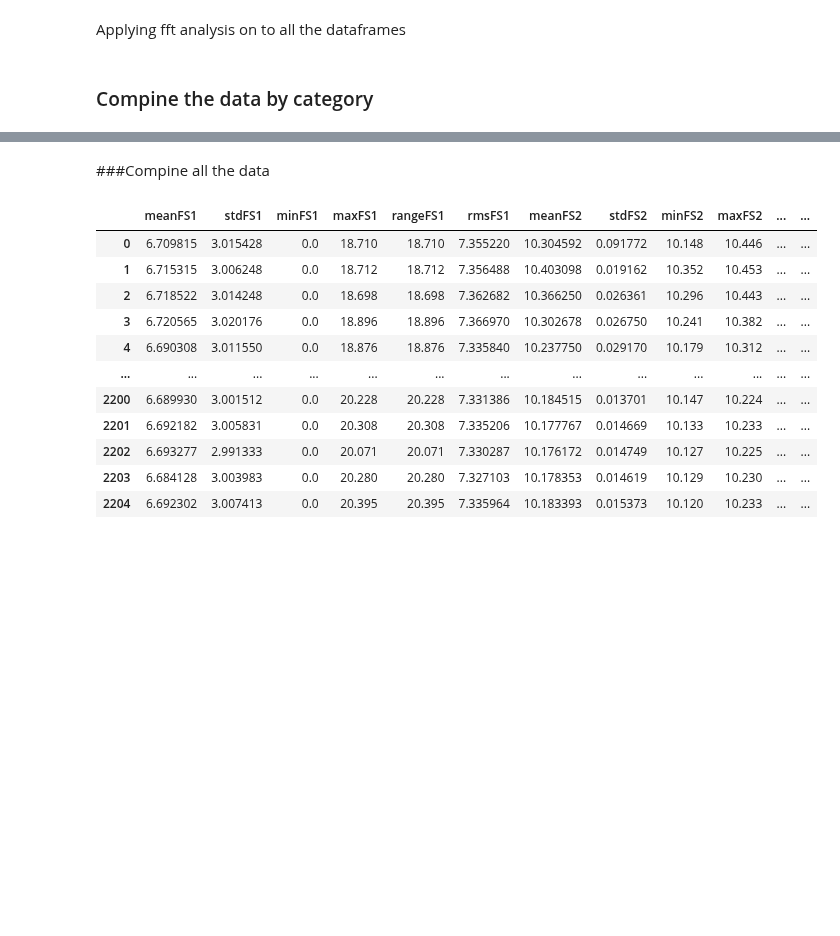
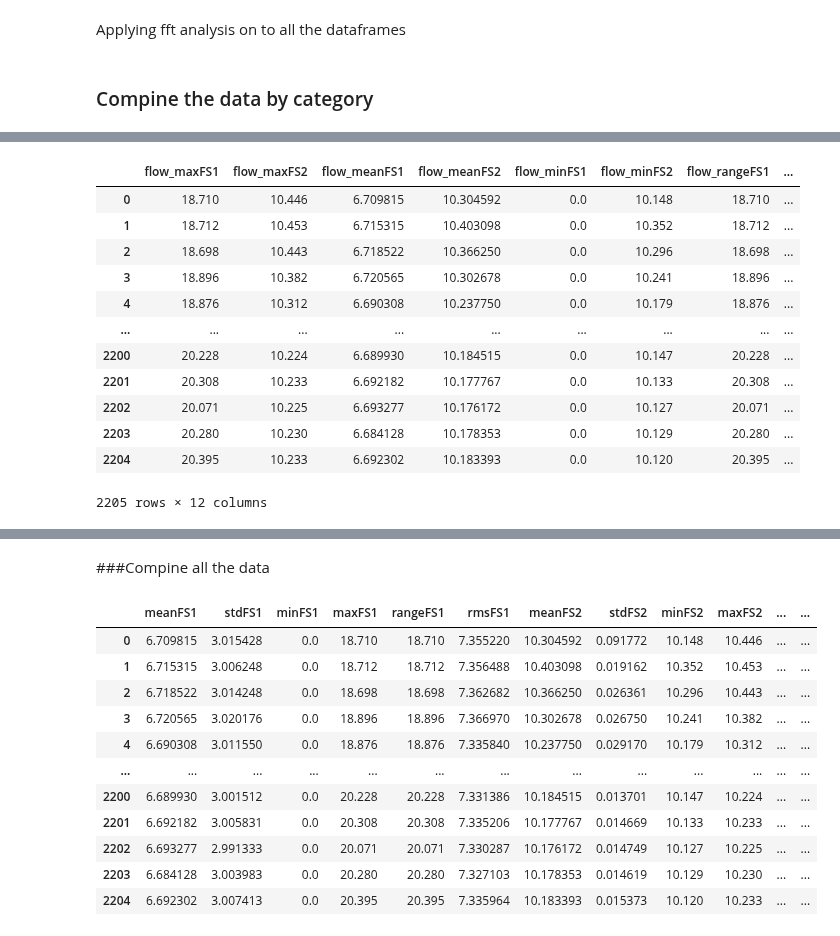
Before and after one commit to RealThanosP/pred-main-mod, a Jupyter notebook: Model_training_v0.1.ipynb, the cells around one changed output, grey strips where cells are left out. Cells and saved outputs as stored; diff of their text form; code cells hidden in the pictures; blank space fills up the shorter version.

Commit message:
Finished target features. Trying to sum up statistical features of the same type.

```diff
--- a/Model_training_v0.1.ipynb
+++ b/Model_training_v0.1.ipynb
@@ -269,0 +226,41 @@ combined_stats_ps
+# %%
+def combine_same_type_sensors(stat_dfs, prefix):
+    """
+    Sum multiple statistical DataFrames for sensors of the same type.
+
+    Args:
+        stat_dfs (list of pd.DataFrame): List of sensor stat DataFrames (must have same shape/index).
+        prefix (str): Name to prefix the combined columns with, e.g., 'pressure'.
+
+    Returns:
+        pd.DataFrame: A new DataFrame with summed features.
+    """
+    # Align all dataframes by index and columns
+    aligned_dfs = [df.copy().fillna(0) for df in stat_dfs]
+
+    # Use reduce to ensure proper element-wise summation
+    from functools import reduce
+    summed = reduce(lambda x, y: x.add(y, fill_value=0), aligned_dfs)
+
+    # Rename columns with the specified prefix
+    summed.columns = [f"{prefix}_{col}" for col in summed.columns]
+    return summed
+# %%
+combined_stats_ps = combine_same_type_sensors([PS1_stats, PS2_stats, PS3_stats, PS4_stats, PS5_stats, PS6_stats], "pressure")
+combined_stats_fs = combine_same_type_sensors([FS1_stats, FS2_stats], "flow")
+combined_stats_ts = combine_same_type_sensors([TS1_stats, TS2_stats, TS3_stats, TS4_stats], "temperature")
+combined_stats_fs
+# %% [output]
+|  | flow_maxFS1 | flow_maxFS2 | flow_meanFS1 | flow_meanFS2 | flow_minFS1 | flow_minFS2 | flow_rangeFS1 | ... |
+| 0 | 18.710 | 10.446 | 6.709815 | 10.304592 | 0.0 | 10.148 | 18.710 | ... |
+| 1 | 18.712 | 10.453 | 6.715315 | 10.403098 | 0.0 | 10.352 | 18.712 | ... |
+| 2 | 18.698 | 10.443 | 6.718522 | 10.366250 | 0.0 | 10.296 | 18.698 | ... |
+| 3 | 18.896 | 10.382 | 6.720565 | 10.302678 | 0.0 | 10.241 | 18.896 | ... |
+| 4 | 18.876 | 10.312 | 6.690308 | 10.237750 | 0.0 | 10.179 | 18.876 | ... |
+| ... | ... | ... | ... | ... | ... | ... | ... | ... |
+| 2200 | 20.228 | 10.224 | 6.689930 | 10.184515 | 0.0 | 10.147 | 20.228 | ... |
+| 2201 | 20.308 | 10.233 | 6.692182 | 10.177767 | 0.0 | 10.133 | 20.308 | ... |
+| 2202 | 20.071 | 10.225 | 6.693277 | 10.176172 | 0.0 | 10.127 | 20.071 | ... |
+| 2203 | 20.280 | 10.230 | 6.684128 | 10.178353 | 0.0 | 10.129 | 20.280 | ... |
+| 2204 | 20.395 | 10.233 | 6.692302 | 10.183393 | 0.0 | 10.120 | 20.395 | ... |
+2205 rows × 12 columns
```
Also changed, not shown: parts of 28 cells of this notebook.
